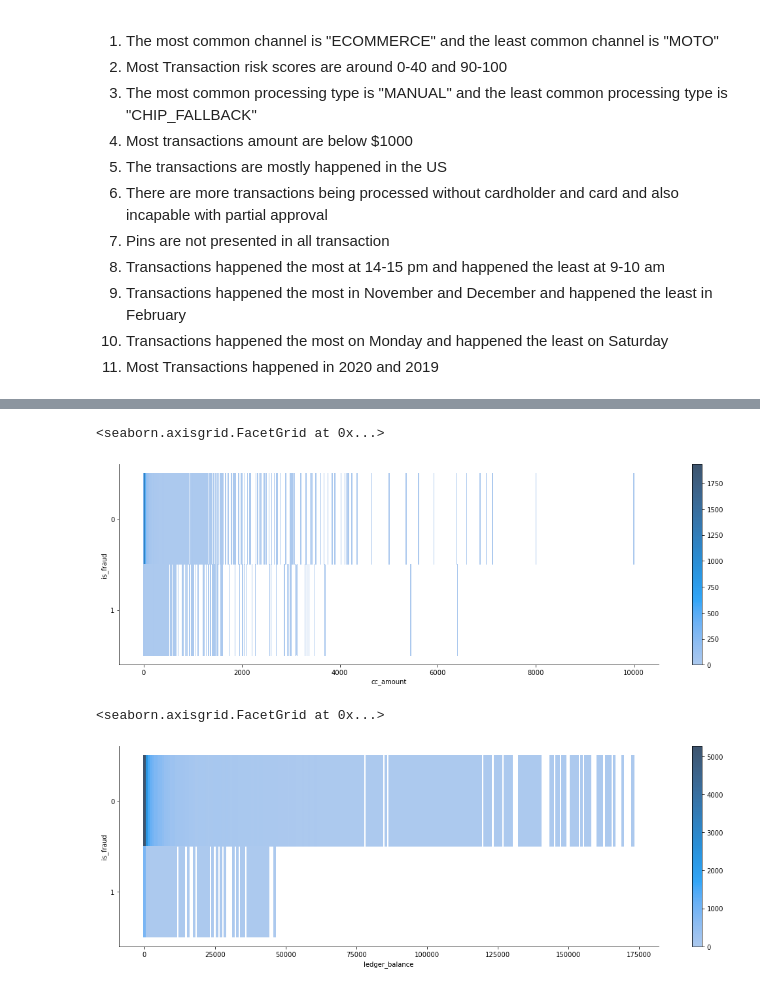
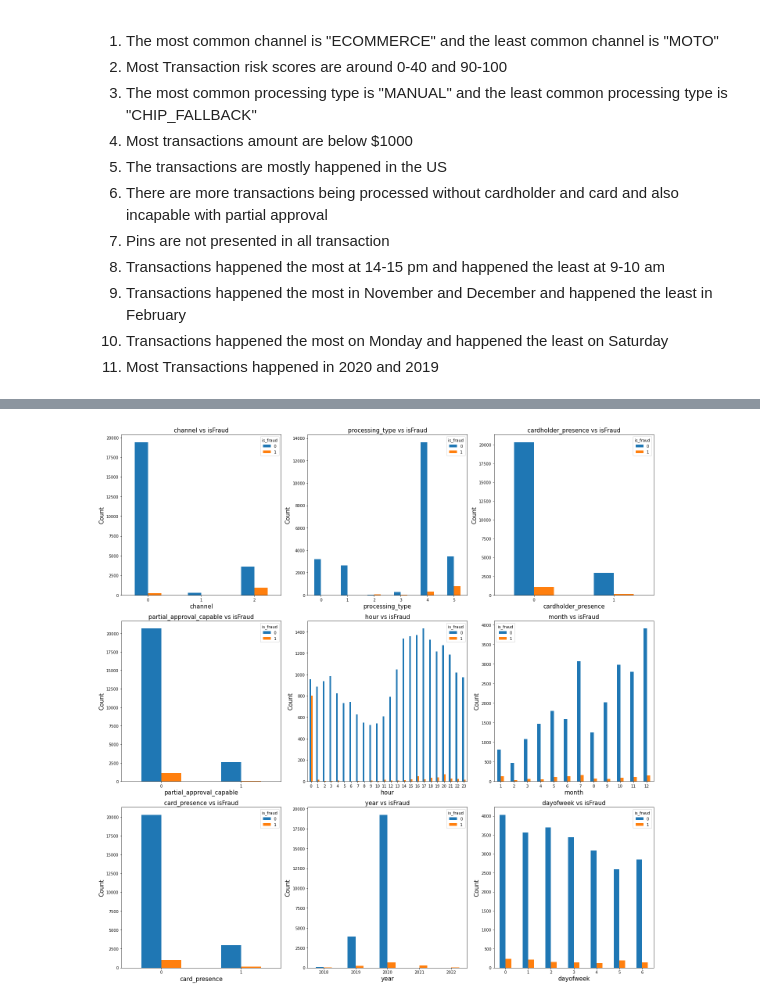
Before and after one commit to hungyichang19980105/Payability-project, a Jupyter notebook: Payability/EDA.ipynb, the cells around one changed output, grey strips where cells are left out. Drawn from its saved outputs; the diff is of its cells as text; code cells hidden in the pictures.

Commit message:
bivar

```diff
--- a/Payability/EDA.ipynb
+++ b/Payability/EDA.ipynb
@@ -43,6 +43,7 @@ df[['cc_amount','ledger_balance','cardholder_presence','card_presence',
     'partial_approval_capable']] = df[['cc_amount','ledger_balance','cardholder_presence','card_presence',
                                        'partial_approval_capable']].fillna(0)
 df['cc_acceptor_state'] = df['cc_acceptor_state'].fillna('UNKNOWN')
+df['cc_acceptor_country'] = df['cc_acceptor_country'].fillna('UNKNOWN')
 df['pin_present'] = df['pin_present'].fillna(False)
 
 # Change data types and encode cateogrical variables
@@ -200,7 +207,0 @@ df1.plot.bar(rot=0,ax=axes[0,0],figsize=(10,5))
-# %%
-df1 =  pd.crosstab(df['channel'], df['is_fraud'])
-ax = df1.plot.bar(rot=0,figsize=(5,5))
-ax.set_xlabel('Channel',fontsize=15)
-ax.set_ylabel('Count',fontsize=15)
-ax.set_title('Channel vs isFraud',fontsize=15)
-ax.set_xticklabels(['ECOMMERCE','MOTO','OTHER'])
@@ -215,10 +208,25 @@ sns.displot(df, x="transaction_risk_score", y="is_fraud",cbar=True,height=5,aspe
-# %%
-sns.displot(df, x="cc_amount", y="is_fraud",cbar=True,height=5,aspect=3)
-# %% [output]
-<seaborn.axisgrid.FacetGrid at 0x...>
-[figure, removed]
-# %%
-sns.displot(df, x="ledger_balance", y="is_fraud",cbar=True,height=5,aspect=3)
-# %% [output]
-<seaborn.axisgrid.FacetGrid at 0x...>
-[figure, removed]
+# %%
+# Bivariate distributions
+var = [['channel', 'processing_type', 'cardholder_presence'],
+       ['partial_approval_capable','hour', 'month'],
+       ['card_presence','year','dayofweek']]
+
+xlabel = [
+    [['ECOMMERCE','MOTO','OTHER'],['CARD_ON_FILE','CHIP','CHIP_FALLBACK','MAGSTRIPE','MANUAL','UNKNOWN'],[0,1]],
+    [[0,1],[0,1,2,3,4,5,6,7,8,9,10,11,12,13,14,15,16,17,18,19,20,21,22,23],[1,2,3,4,5,6,7,8,9,10,11,12]],
+    [[0,1],[2018,2019,2020,2021,2022],['Monday','Tuesday','Wednesday','Thursday','Friday']]
+         ]
+
+fig, axes = plt.subplots(nrows=3, ncols=3, figsize=(20,20))
+for r in range(3):
+    for c in range(3):
+        df1 = pd.crosstab(df[var[r][c]], df['is_fraud'])
+        df1.plot.bar(rot=0,ax=axes[r,c])
+        axes[r,c].set_xlabel(var[r][c],fontsize=15)
+        axes[r,c].set_ylabel('Count',fontsize=15)
+        axes[r,c].set_title(str(var[r][c]) + ' vs isFraud',fontsize=15)
+        #axes[r,c].set_xticklabels(xlabel[r][c])
+
+fig.tight_layout()
+# %% [output]
+[figure, added]
```
Also changed, not shown: parts of 10 cells of this notebook.
